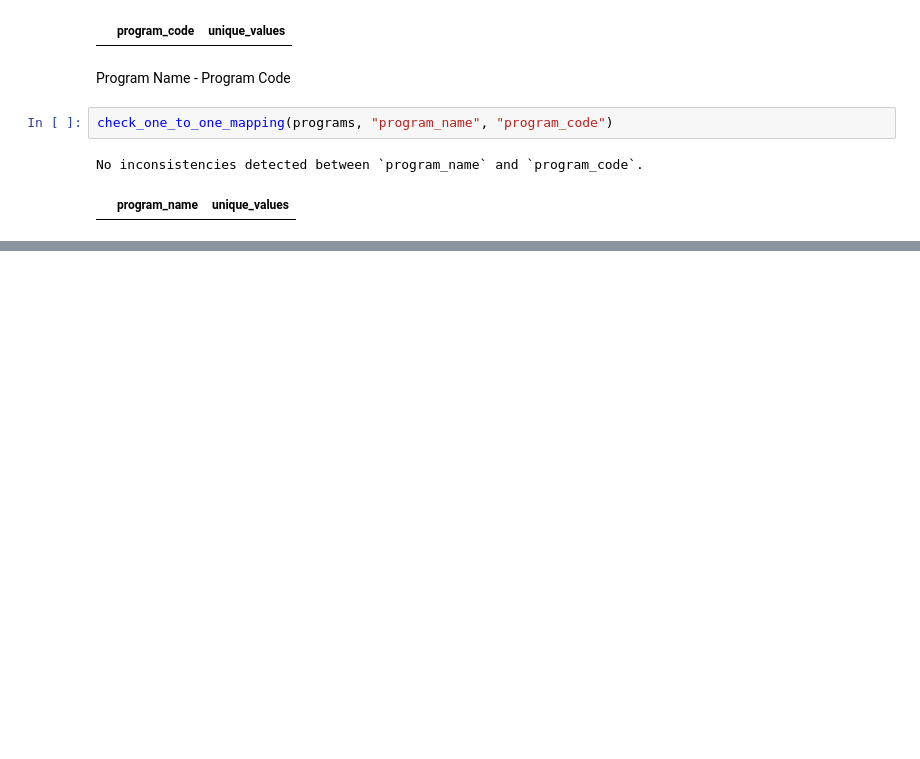
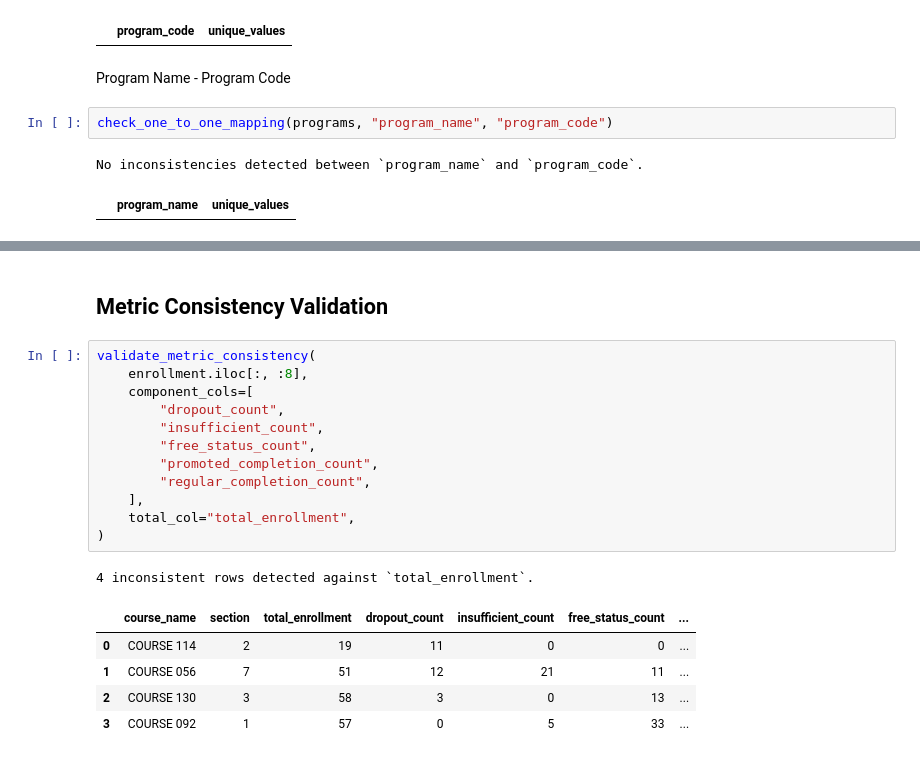
Before and after one commit to valentinarias-dtsc/higher-education-outcomes-analysis, a Jupyter notebook: notebooks/01_data_audit.ipynb, the cells around one changed output, grey strips where cells are left out. Drawn from its saved outputs; the diff is of its cells as text; blank space fills up the shorter version.

```diff
--- a/notebooks/01_data_audit.ipynb
+++ b/notebooks/01_data_audit.ipynb
@@ -175,0 +293,21 @@ No inconsistencies detected between `program_name` and `program_code`.
+# %% [markdown]
+## Metric Consistency Validation
+# %%
+validate_metric_consistency(
+    enrollment.iloc[:, :8],
+    component_cols=[
+        "dropout_count",
+        "insufficient_count",
+        "free_status_count",
+        "promoted_completion_count",
+        "regular_completion_count",
+    ],
+    total_col="total_enrollment",
+)
+# %% [output]
+4 inconsistent rows detected against `total_enrollment`.
+|  | course_name | section | total_enrollment | dropout_count | insufficient_count | free_status_count | ... |
+| 0 | COURSE 114 | 2 | 19 | 11 | 0 | 0 | ... |
+| 1 | COURSE 056 | 7 | 51 | 12 | 21 | 11 | ... |
+| 2 | COURSE 130 | 3 | 58 | 3 | 0 | 13 | ... |
+| 3 | COURSE 092 | 1 | 57 | 0 | 5 | 33 | ... |
```
Also changed, not shown: parts of 9 cells of this notebook.
